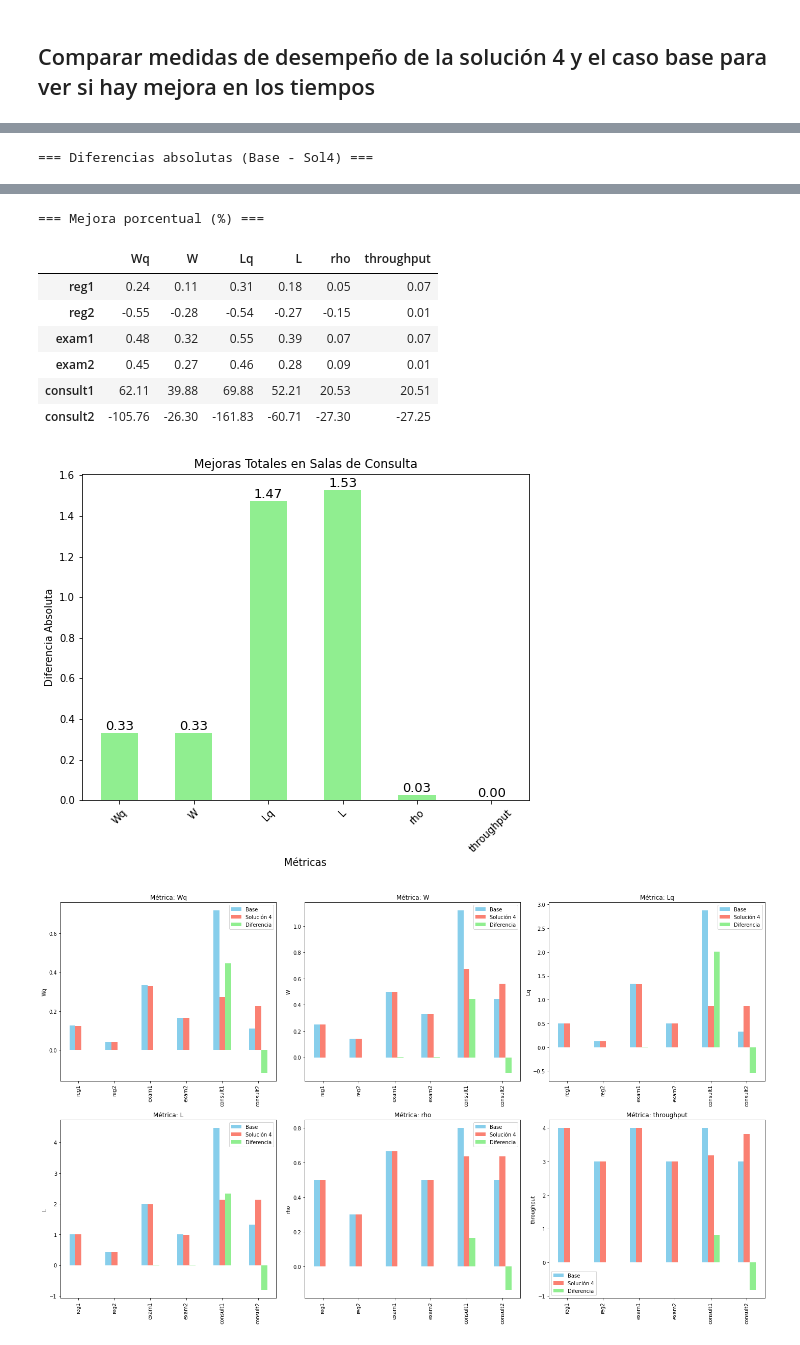
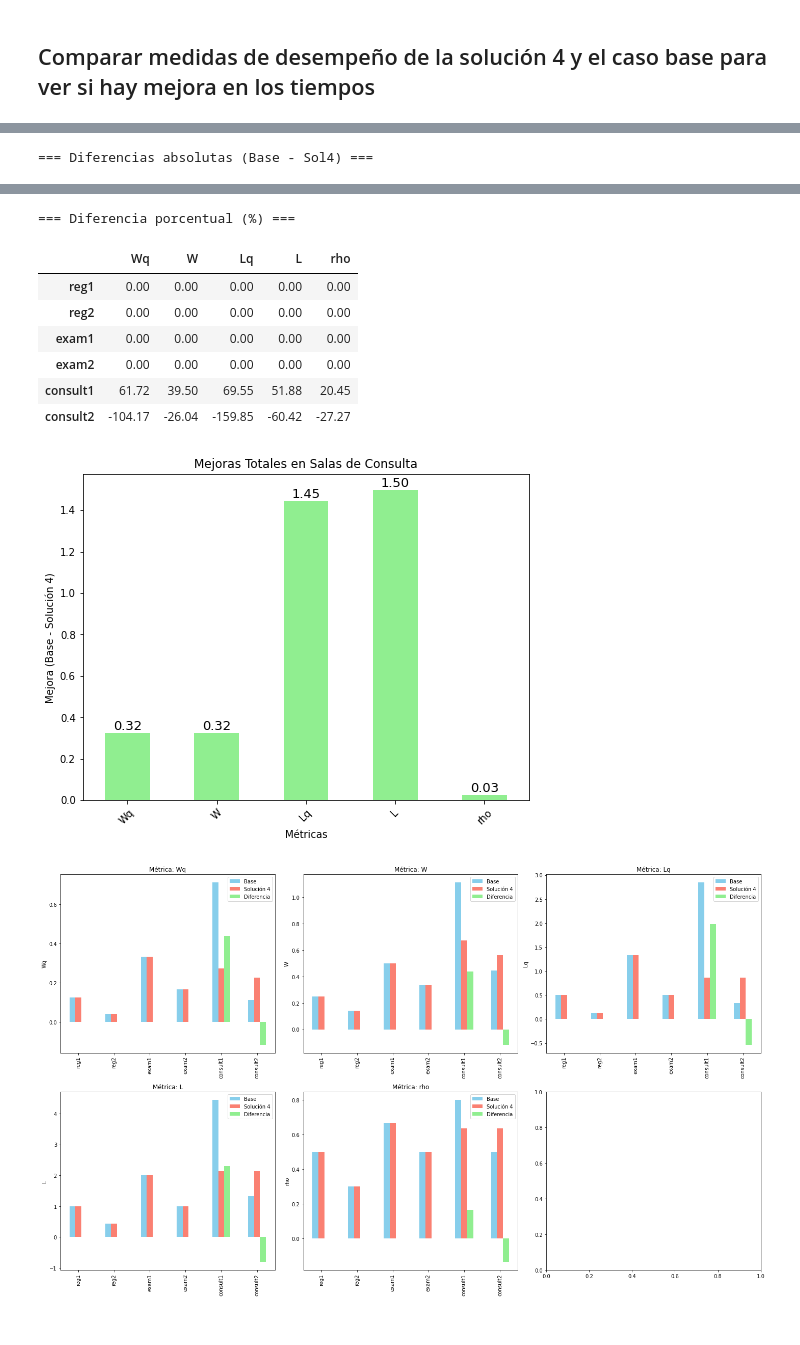
Before and after one commit to AlexisAndradeDev/OperationsResearch_QueuingProject, a Jupyter notebook: IO_Queuing_Simulation.ipynb, the cells around one changed output, grey strips where cells are left out. Saved outputs shown, nothing was run; the diff lists cells and outputs as text; code cells hidden in the pictures.

Commit message:
Add solution 5 and refactorize

```diff
--- a/IO_Queuing_Simulation.ipynb
+++ b/IO_Queuing_Simulation.ipynb
@@ -567,0 +652,27 @@ Diccionario de métricas para la solución 4:
+# %%
+print("Medidas de desempeño (cálculo manual) para la solución 4:")
+
+solution4_metrics_manual = {}
+
+store_manual_metrics_to_dict(solution4_metrics_manual, nodes_solution4['reg1'], lambda1)
+store_manual_metrics_to_dict(solution4_metrics_manual, nodes_solution4['reg2'], lambda2)
+store_manual_metrics_to_dict(solution4_metrics_manual, nodes_solution4['exam1'], lambda1)
+store_manual_metrics_to_dict(solution4_metrics_manual, nodes_solution4['exam2'], lambda2)
+
+# Calcular las probabilidades de enrutar a los consultorios usando las tasas de servicio
+mu1 = nodes_solution4['consult1'].mu
+mu2 = nodes_solution4['consult2'].mu
+p_consult1 = mu1 / (mu1 + mu2)
+p_consult2 = 1 - p_consult1
+
+# Tasa de llegada total a los consultorios: suma de los flujos de exam1 y exam2 (4 + 3)
+lambda_total = lambda1 + lambda2
+lambda_consult1 = lambda_total * p_consult1
+lambda_consult2 = lambda_total * p_consult2
+
+store_manual_metrics_to_dict(solution4_metrics_manual, nodes_solution4['consult1'], lambda_consult1)
+store_manual_metrics_to_dict(solution4_metrics_manual, nodes_solution4['consult2'], lambda_consult2)
+
+df_solution4_manual = pd.DataFrame(solution4_metrics_manual).T
+
+display(df_solution4_manual)
@@ -707,8 +788,8 @@ Diferencias (Simulación - Manual):
 ## Comparar medidas de desempeño de la solución 4 y el caso base para ver si hay mejora en los tiempos
 # %%
 # Convertir los dict de métricas a DataFrames
-df_base = pd.DataFrame(base_metrics).T
-df_sol4 = pd.DataFrame(solution4_metrics).T
+df_base = pd.DataFrame(base_metrics_manual).T
+df_sol4 = pd.DataFrame(solution4_metrics_manual).T
 
 # Combinar Base vs Solución 4 en un solo DataFrame con MultiIndex
 df_combined = pd.concat({'Base': df_base, 'Sol4': df_sol4}, axis=1)
@@ -727,7 +808,7 @@ display(df_combined)
 print("\n=== Diferencias absolutas (Base - Sol4) ===")
 display(df_diff.round(4))
 
-print("\n=== Mejora porcentual (%) ===")
+print("\n=== Diferencia porcentual (%) ===")
 display(df_pct.round(2))
 
 # Graficar mejoras totales
@@ -735,7 +816,7 @@ plt.figure(figsize=(8, 6))
 ax = df_total_diff.plot(kind='bar', color='lightgreen')
 plt.title('Mejoras Totales en Salas de Consulta')
 plt.xlabel('Métricas')
-plt.ylabel('Diferencia Absoluta')
+plt.ylabel('Mejora (Base - Solución 4)')
 plt.xticks(rotation=45)
 
 # Mostrar el valor encima de cada barra
@@ -744,7 +825,7 @@ for p in ax.patches:
                 ha='center', va='bottom', fontsize=13, color='black')
 
 # Graficar métricas por nodo (Base vs Sol4)
-metrics = ['Wq','W','Lq','L','rho','throughput']
+metrics = ['Wq','W','Lq','L','rho']
 
 fig, axes = plt.subplots(2, 3, figsize=(20, 12))  # Aumentar el tamaño de la figura
 axes = axes.flatten()
@@ -785,13 +866,13 @@ plt.show()
-=== Mejora porcentual (%) ===
+=== Diferencia porcentual (%) ===
-|  | Wq | W | Lq | L | rho | throughput |
-| reg1 | 0.24 | 0.11 | 0.31 | 0.18 | 0.05 | 0.07 |
-| reg2 | -0.55 | -0.28 | -0.54 | -0.27 | -0.15 | 0.01 |
-| exam1 | 0.48 | 0.32 | 0.55 | 0.39 | 0.07 | 0.07 |
-| exam2 | 0.45 | 0.27 | 0.46 | 0.28 | 0.09 | 0.01 |
-| consult1 | 62.11 | 39.88 | 69.88 | 52.21 | 20.53 | 20.51 |
-| consult2 | -105.76 | -26.30 | -161.83 | -60.71 | -27.30 | -27.25 |
+|  | Wq | W | Lq | L | rho |
+| reg1 | 0.00 | 0.00 | 0.00 | 0.00 | 0.00 |
+| reg2 | 0.00 | 0.00 | 0.00 | 0.00 | 0.00 |
+| exam1 | 0.00 | 0.00 | 0.00 | 0.00 | 0.00 |
+| exam2 | 0.00 | 0.00 | 0.00 | 0.00 | 0.00 |
+| consult1 | 61.72 | 39.50 | 69.55 | 51.88 | 20.45 |
+| consult2 | -104.17 | -26.04 | -159.85 | -60.42 | -27.27 |
-[figure, old version]
+[figure, new version]
-[figure, old version]
+[figure, new version]
 # %% [markdown]
 ### Interpretación de los resultados
 
```
Also changed, not shown: parts of 25 cells of this notebook.
